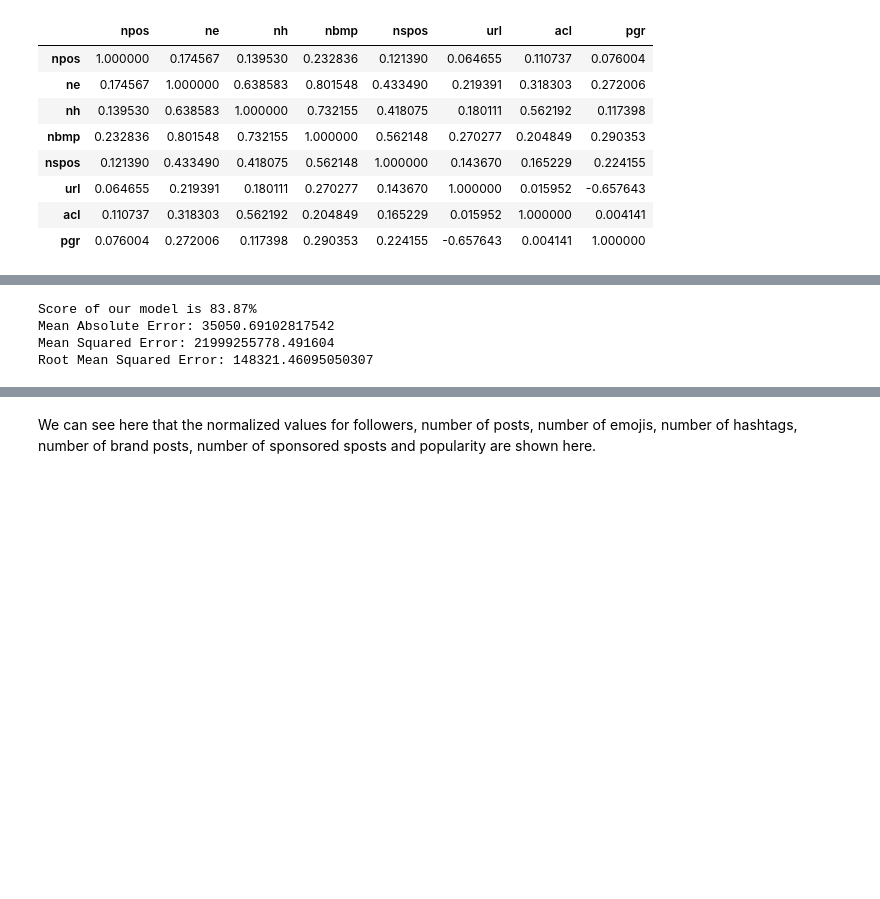
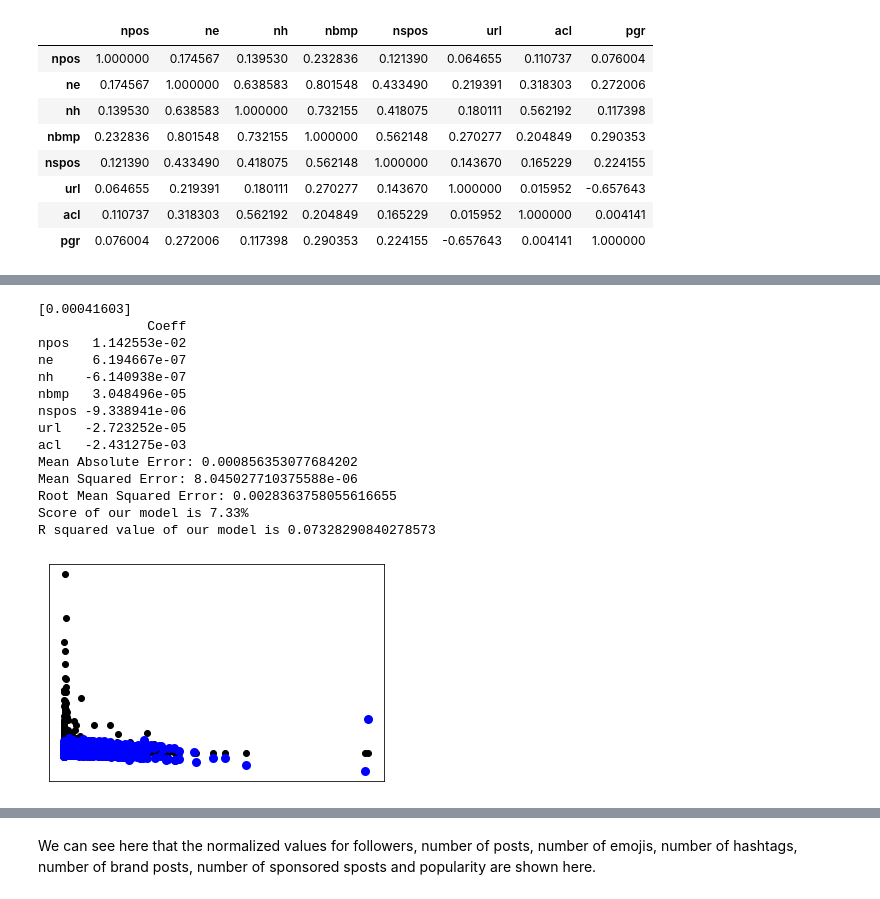
Before and after one commit to prayap/nithyara-prayap, a Jupyter notebook: models.ipynb, the cells around one changed output, grey strips where cells are left out. Cells and saved outputs as stored; diff of their text form; code cells hidden in the pictures; blank space fills up the shorter version.

```diff
--- a/models.ipynb
+++ b/models.ipynb
@@ -531,0 +562,6 @@ modeldf1.head()
+# %%
+#Normalizing account followees, number of posts and pgr values and use actual values for other variables
+normdf1=modeldf.copy()
+normdf1['acl']=modeldf1['acl']
+normdf1['npos']=modeldf1['npos']
+normdf1['pgr']=modeldf1['pgr']
@@ -609,34 +690,57 @@ Root Mean Squared Error: 0.13188111869297317
 # %%
-#Without Normalization
+#import libraries
+
+from sklearn.linear_model import LinearRegression
+import matplotlib.pyplot as plt
 import numpy as np
-import matplotlib.pyplot as plt
-from sklearn import preprocessing
-import numpy as np
+from sklearn import datasets, linear_model
+from sklearn.metrics import mean_squared_error, r2_score
+#import X&y
+X = normdf1[['npos','ne','nh','nbmp','nspos','url','acl']].values
+y = normdf1['pgr'].values
 
-X = modeldf[['acl','ne','nh','nbmp','nspos','url']].values
-y = modeldf['pgr'].values
+#import library
+from sklearn.model_selection import train_test_split
 
-from sklearn.model_selection import train_test_split
-X_train, X_test, y_train, y_test = train_test_split(X, y, test_size = 0.05)
+X_train, X_test, y_train, y_test = train_test_split(X, y,train_size=0.75,test_size=0.25,random_state=101)
 
-# Fitting Random Forest Regression to the dataset
-from sklearn.ensemble import RandomForestRegressor
-regressor = RandomForestRegressor(n_estimators = 250, random_state = 0)
-regressor.fit(X_train.reshape(-1,6), y_train.reshape(-1,1))
+model = LinearRegression()
+model.fit(X_train.reshape(-1,7), y_train.reshape(-1,1))
 
-y_pred = regressor.predict(X_test.reshape(-1,6))
+y_pred = model.predict(X_test.reshape(-1,7))
 y_pred
-
-df = pd.DataFrame({'Real Values':y_test.reshape(-1), 'Predicted Values':y_pred.reshape(-1)})
-df
-#PRINT METRICS
 from sklearn import metrics
-print("Score of our model is %2.2f%%" % (regressor.score(X.reshape(-1,6), y) * 100))
+df2 = pd.DataFrame({'Real Values':y_test.reshape(-1), 'Predicted Values':y_pred.reshape(-1)})
+df2
+print(model.intercept_)
+result=pd.DataFrame(model.coef_.reshape(7,1), ['npos','ne','nh','nbmp','nspos','url','acl'], columns = ['Coeff'])
+print(result)
 print('Mean Absolute Error:', metrics.mean_absolute_error(y_test, y_pred))
 print('Mean Squared Error:', metrics.mean_squared_error(y_test, y_pred))
 print('Root Mean Squared Error:', np.sqrt(metrics.mean_squared_error(y_test, y_pred)))
+rsq=r2_score(y_test, y_pred)
+print("Score of our model is %2.2f%%" % (model.score(X_test.reshape(-1,7), y_test) * 100))
+print("R squared value of our model is " +str(r2_score(y_test, y_pred)))
+plt.scatter(X_test.reshape(-1,7)[:,2],y_test, color="black")
+plt.scatter(X_test.reshape(-1,7)[:,2], y_pred, color="blue", linewidth=3)
+
+plt.xticks(())
+plt.yticks(())
+
+plt.show()
 # %% [output]
-Score of our model is 83.87%
-Mean Absolute Error: 35050.69102817542
-Mean Squared Error: 21999255778.491604
-Root Mean Squared Error: 148321.46095050307
+[0.00041603]
+              Coeff
+npos   1.142553e-02
+ne     6.194667e-07
+nh    -6.140938e-07
+nbmp   3.048496e-05
+nspos -9.338941e-06
+url   -2.723252e-05
+acl   -2.431275e-03
+Mean Absolute Error: 0.000856353077684202
+Mean Squared Error: 8.045027710375588e-06
+Root Mean Squared Error: 0.0028363758055616655
+Score of our model is 7.33%
+R squared value of our model is 0.07328290840278573
+[figure, added]
```
Also changed, not shown: parts of 28 cells of this notebook.
